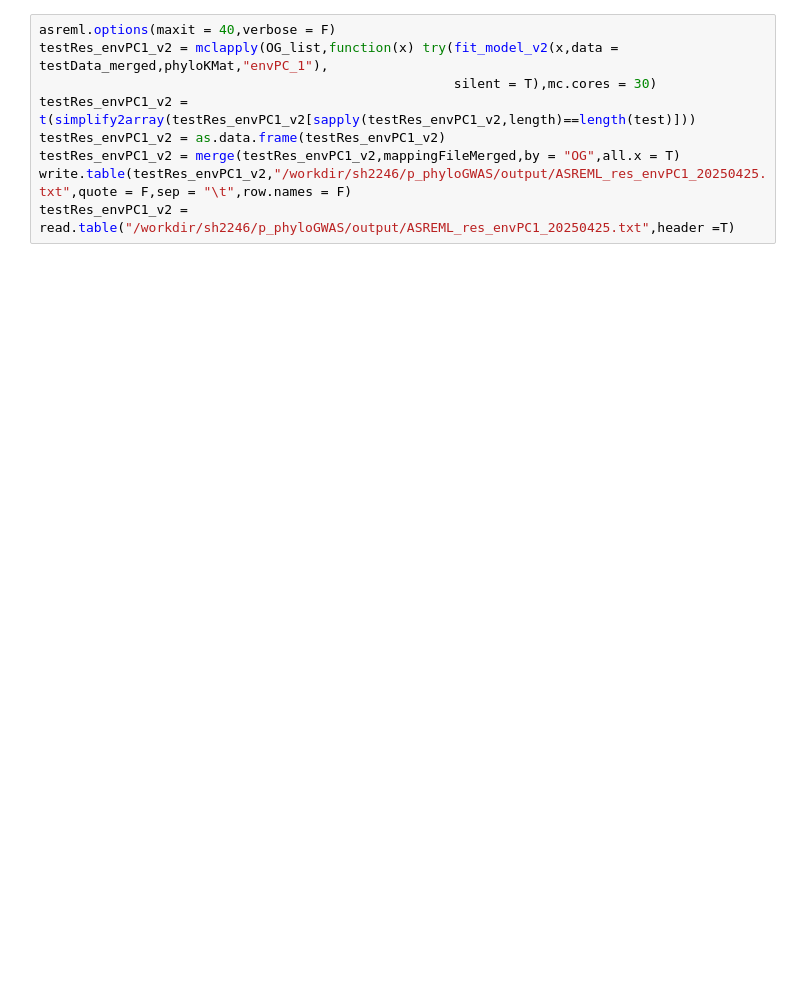
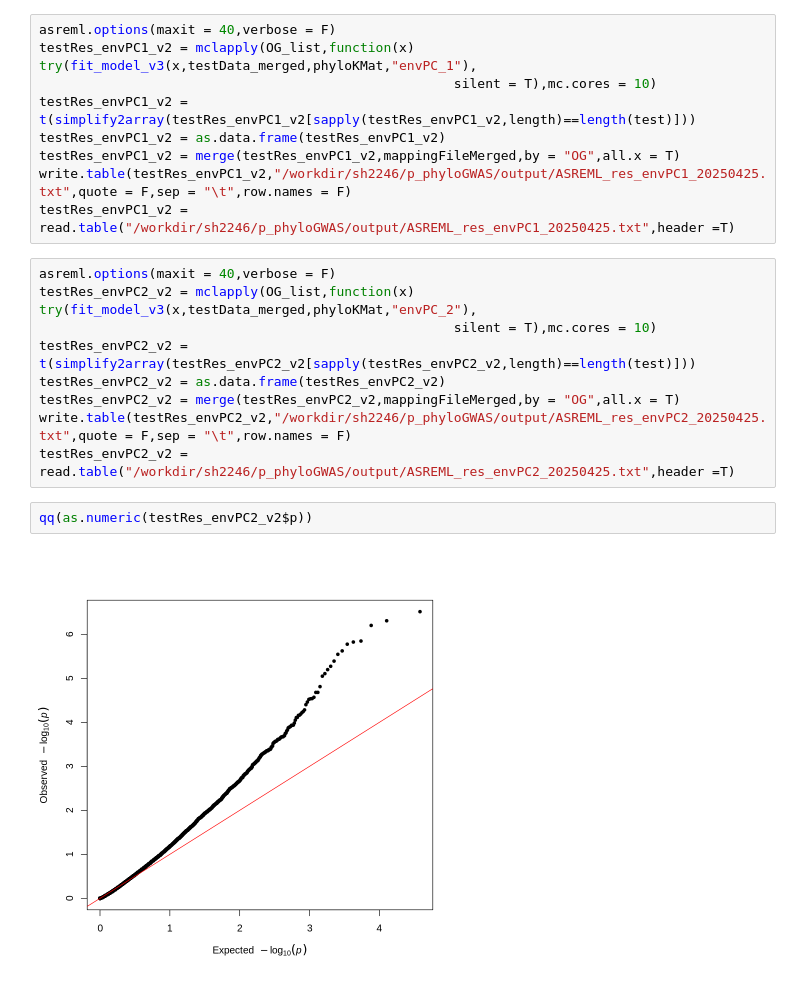
Before and after one commit to maize-genetics/p_phyloGWAS, a Jupyter notebook: notebook/08_linearModeling/08B_perOGModeling.ipynb, the cells around one changed output. Cells and saved outputs as stored; diff of their text form; blank space fills up the shorter version.

```diff
--- a/notebook/08_linearModeling/08B_perOGModeling.ipynb
+++ b/notebook/08_linearModeling/08B_perOGModeling.ipynb
@@ -201,9 +353,22 @@ test
 # %%
 asreml.options(maxit = 40,verbose = F)
-testRes_envPC1_v2 = mclapply(OG_list,function(x) try(fit_model_v2(x,data = testData_merged,phyloKMat,"envPC_1"),
-                                                     silent = T),mc.cores = 30)
+testRes_envPC1_v2 = mclapply(OG_list,function(x) try(fit_model_v3(x,testData_merged,phyloKMat,"envPC_1"),
+                                                     silent = T),mc.cores = 10)
 testRes_envPC1_v2 = t(simplify2array(testRes_envPC1_v2[sapply(testRes_envPC1_v2,length)==length(test)]))
 testRes_envPC1_v2 = as.data.frame(testRes_envPC1_v2)
 testRes_envPC1_v2 = merge(testRes_envPC1_v2,mappingFileMerged,by = "OG",all.x = T)
 write.table(testRes_envPC1_v2,"/workdir/sh2246/p_phyloGWAS/output/ASREML_res_envPC1_20250425.txt",quote = F,sep = "\t",row.names = F)
 testRes_envPC1_v2 = read.table("/workdir/sh2246/p_phyloGWAS/output/ASREML_res_envPC1_20250425.txt",header =T)
+# %%
+asreml.options(maxit = 40,verbose = F)
+testRes_envPC2_v2 = mclapply(OG_list,function(x) try(fit_model_v3(x,testData_merged,phyloKMat,"envPC_2"),
+                                                     silent = T),mc.cores = 10)
+testRes_envPC2_v2 = t(simplify2array(testRes_envPC2_v2[sapply(testRes_envPC2_v2,length)==length(test)]))
+testRes_envPC2_v2 = as.data.frame(testRes_envPC2_v2)
+testRes_envPC2_v2 = merge(testRes_envPC2_v2,mappingFileMerged,by = "OG",all.x = T)
+write.table(testRes_envPC2_v2,"/workdir/sh2246/p_phyloGWAS/output/ASREML_res_envPC2_20250425.txt",quote = F,sep = "\t",row.names = F)
+testRes_envPC2_v2 = read.table("/workdir/sh2246/p_phyloGWAS/output/ASREML_res_envPC2_20250425.txt",header =T)
+# %%
+qq(as.numeric(testRes_envPC2_v2$p))
+# %% [output]
+[figure, added]
```
Also changed, not shown: parts of 16 cells of this notebook.
